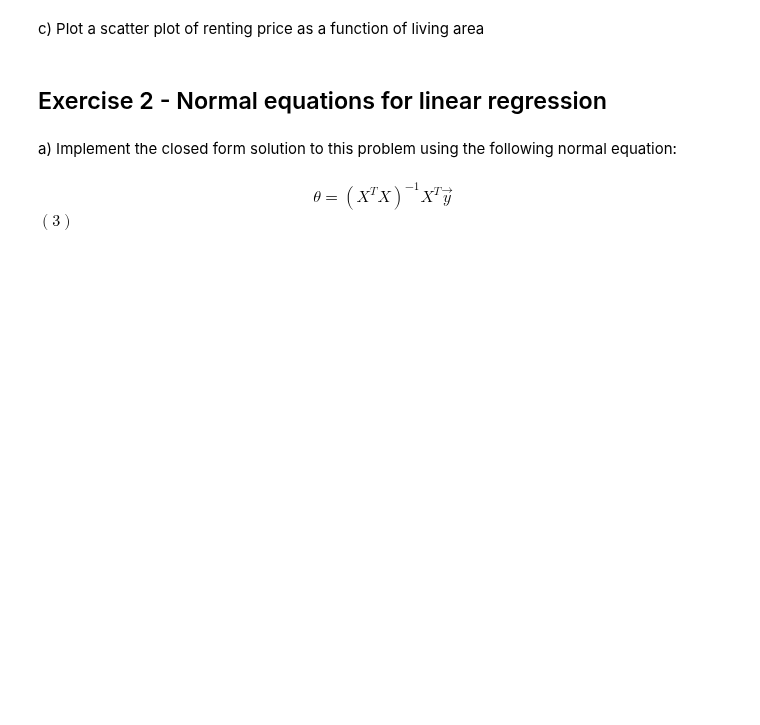
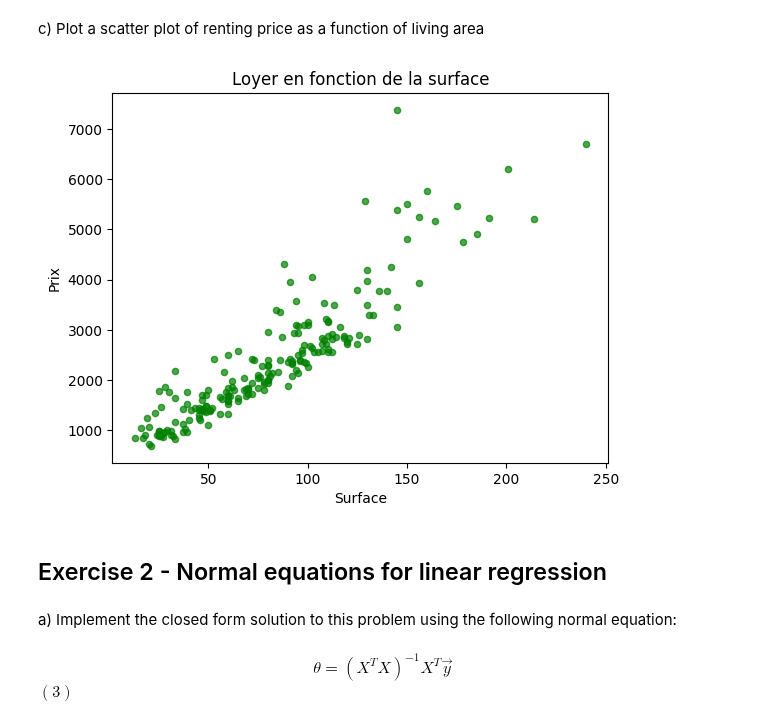
Before and after one commit to pleopleo6/FTP__ML, a Jupyter notebook: ML-PW-04-pellandini-gervasio-jaquet/pw4-linear-regression-pellandini-gervasio-jaquet.ipynb, the cells around one changed output. Saved outputs shown, nothing was run; the diff lists cells and outputs as text; code cells hidden in the pictures; blank space fills up the shorter version.

```diff
--- a/ML-PW-04-pellandini-gervasio-jaquet/pw4-linear-regression-pellandini-gervasio-jaquet.ipynb
+++ b/ML-PW-04-pellandini-gervasio-jaquet/pw4-linear-regression-pellandini-gervasio-jaquet.ipynb
@@ -43,6 +62,14 @@ b) Plot a histogram to visualize the distribution of the living area
 c) Plot a scatter plot of renting price as a function of living area
 # %%
 # Your code here
+dataset.plot.scatter(x="living_area",y="rent_price", color="green", alpha=0.7)
+
+plt.title("Loyer en fonction de la surface")
+plt.xlabel("Surface")
+plt.ylabel("Prix")
+plt.show()
+# %% [output]
+[figure, added]
 # %% [markdown]
 ## Exercise 2 - Normal equations for linear regression
 # %% [markdown]
```
Also changed, not shown: parts of 3 cells of this notebook.
